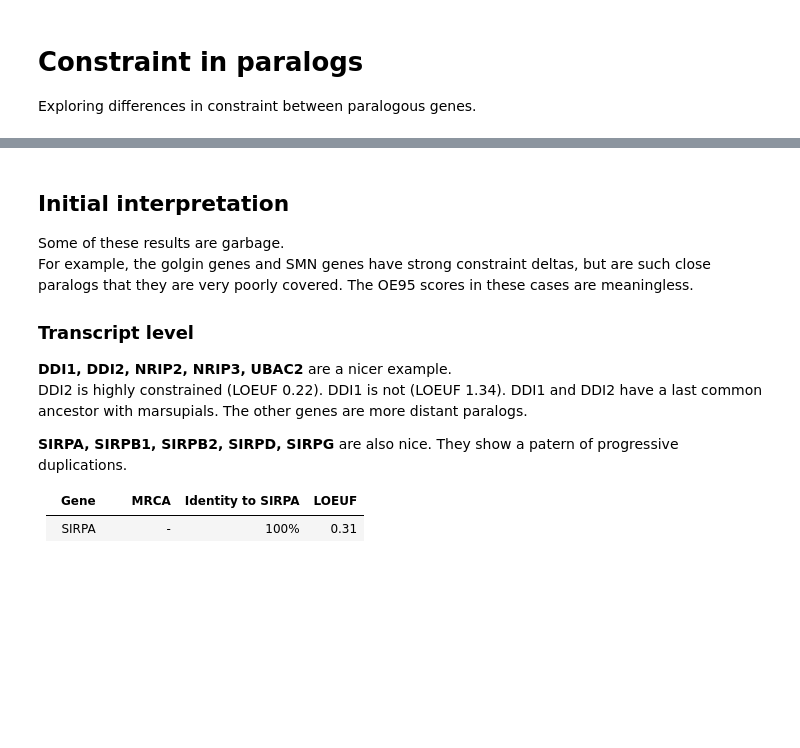
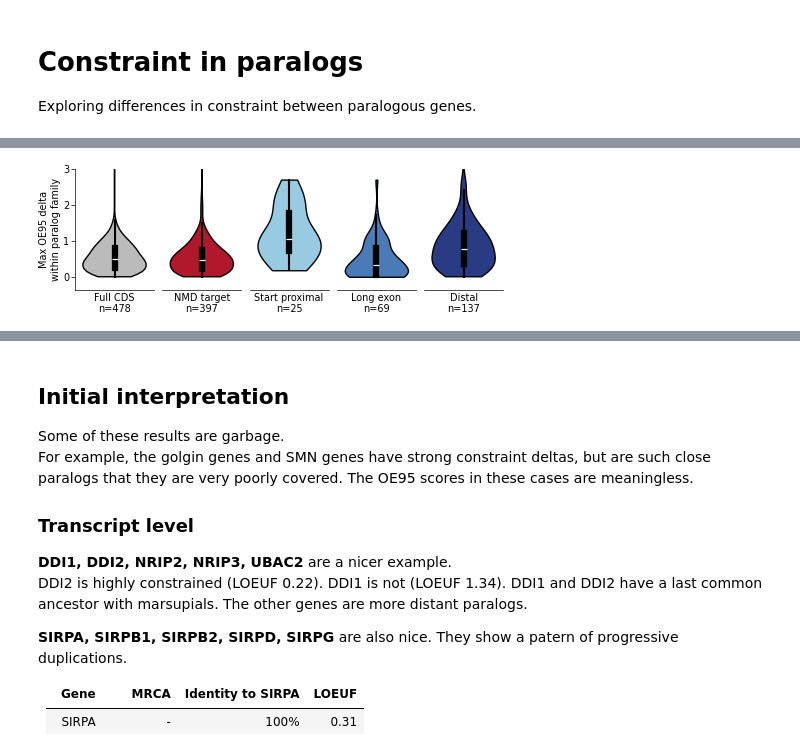
Before and after one commit to alexblakes/regional_nonsense_constraint, a Jupyter notebook: notebooks/12_constraint_in_paralogs.ipynb, the cells around one changed output, grey strips where cells are left out. Saved outputs shown, nothing was run; the diff lists cells and outputs as text; code cells hidden in the pictures; blank space fills up the shorter version.

```diff
--- a/notebooks/12_constraint_in_paralogs.ipynb
+++ b/notebooks/12_constraint_in_paralogs.ipynb
@@ -19,0 +41,27 @@ df.sample(3)
+# %%
+fig, axs = plt.subplots(1, 5, figsize=(12 * C.CM, 4 * C.CM), layout="constrained", sharey=True)
+
+for (i, ax), (name, data), color in zip(
+    enumerate(axs), df.groupby("region"), sns.color_palette()
+):
+    sns.violinplot(
+        ax=ax,
+        y=data["oe95_delta"],
+        color=color,
+        cut=0,
+        fill=True,
+        saturation=1,
+        linewidth=1,
+        linecolor="black",
+    )
+    ax.set_ylim(top=3)
+    ax.set_xlabel(f"{name}\nn={len(data)}")
+    ax.set_ylabel("Max OE95 delta\nwithin paralog family")
+    ax.label_outer()
+    # sns.despine(ax=ax, bottom=True)
+    ax.set_xticks([])
+    if i >= 1:
+        sns.despine(ax=ax, left=True,)
+        ax.tick_params(length=0)
+# %% [output]
+[figure, added]
```
Also changed, not shown: parts of 6 cells of this notebook, 1 other file.
